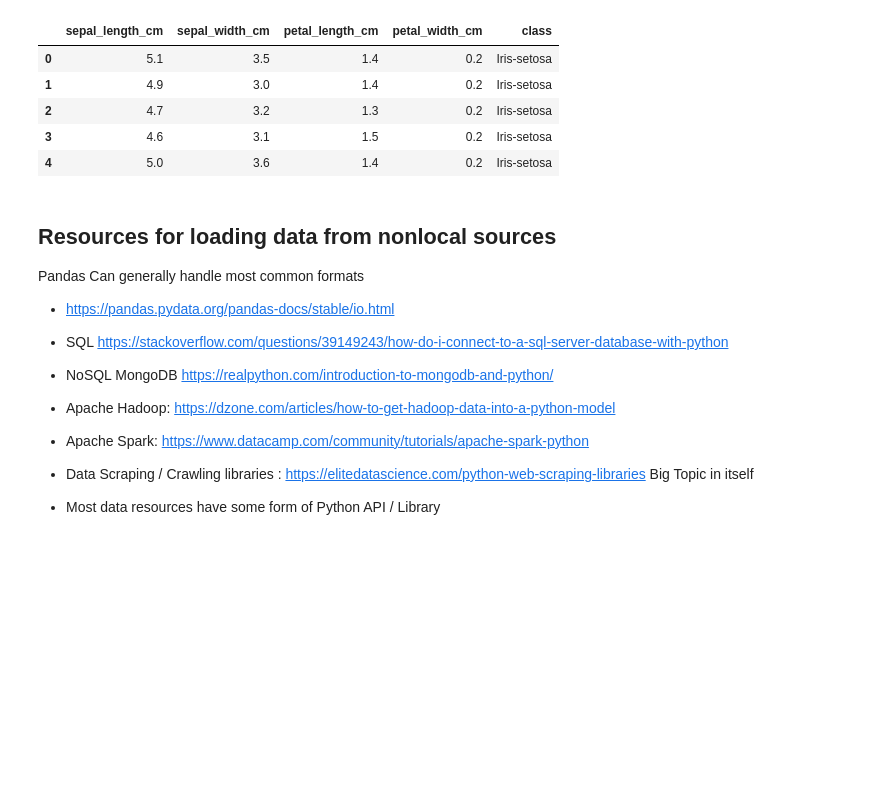
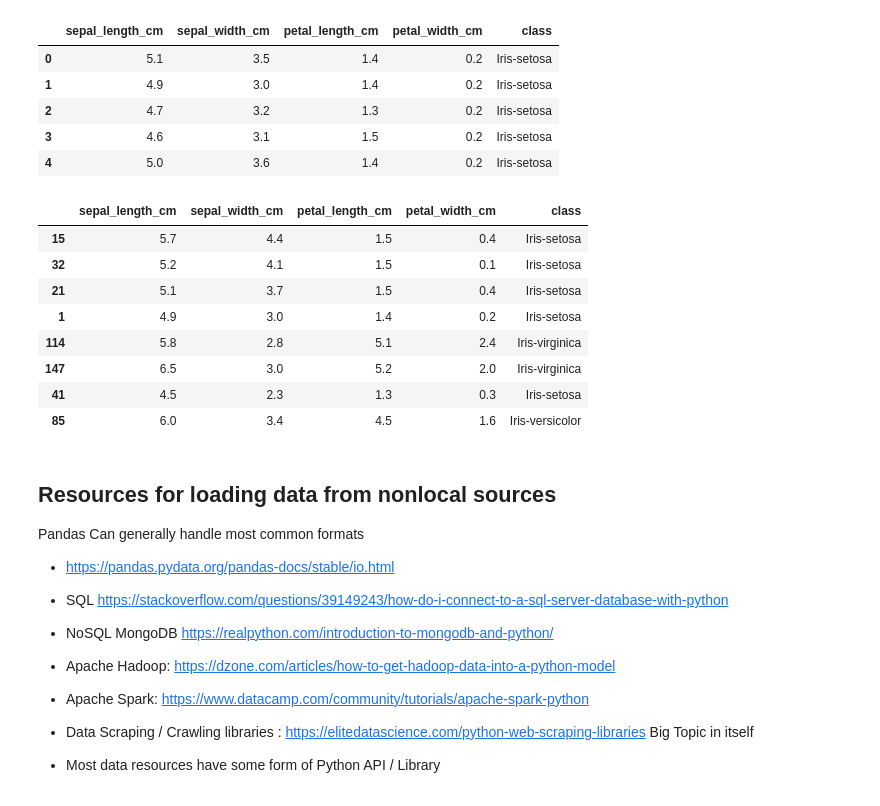
Before and after one commit to ValRCS/RTU_Data_Analysis_Visualization_CPD, a Jupyter notebook: notebooks/day4_Irises_Data_Analysis_Workflow_Classification_Clustering.ipynb, the cells around one changed output. Saved outputs shown, nothing was run; the diff lists cells and outputs as text; code cells hidden in the pictures; blank space fills up the shorter version.

```diff
--- a/notebooks/day4_Irises_Data_Analysis_Workflow_Classification_Clustering.ipynb
+++ b/notebooks/day4_Irises_Data_Analysis_Workflow_Classification_Clustering.ipynb
@@ -231,6 +231,19 @@ iris_data.head()
 | 2 | 4.7 | 3.2 | 1.3 | 0.2 | Iris-setosa |
 | 3 | 4.6 | 3.1 | 1.5 | 0.2 | Iris-setosa |
 | 4 | 5.0 | 3.6 | 1.4 | 0.2 | Iris-setosa |
+# %%
+# let's get a random sample of 8
+iris_data.sample(8)
+# %% [output]
+|  | sepal_length_cm | sepal_width_cm | petal_length_cm | petal_width_cm | class |
+| 15 | 5.7 | 4.4 | 1.5 | 0.4 | Iris-setosa |
+| 32 | 5.2 | 4.1 | 1.5 | 0.1 | Iris-setosa |
+| 21 | 5.1 | 3.7 | 1.5 | 0.4 | Iris-setosa |
+| 1 | 4.9 | 3.0 | 1.4 | 0.2 | Iris-setosa |
+| 114 | 5.8 | 2.8 | 5.1 | 2.4 | Iris-virginica |
+| 147 | 6.5 | 3.0 | 5.2 | 2.0 | Iris-virginica |
+| 41 | 4.5 | 2.3 | 1.3 | 0.3 | Iris-setosa |
+| 85 | 6.0 | 3.4 | 4.5 | 1.6 | Iris-versicolor |
 # %% [markdown]
 ## Resources for loading data from nonlocal sources
  Pandas Can generally handle most common formats
```
Also changed, not shown: parts of 16 cells of this notebook.
